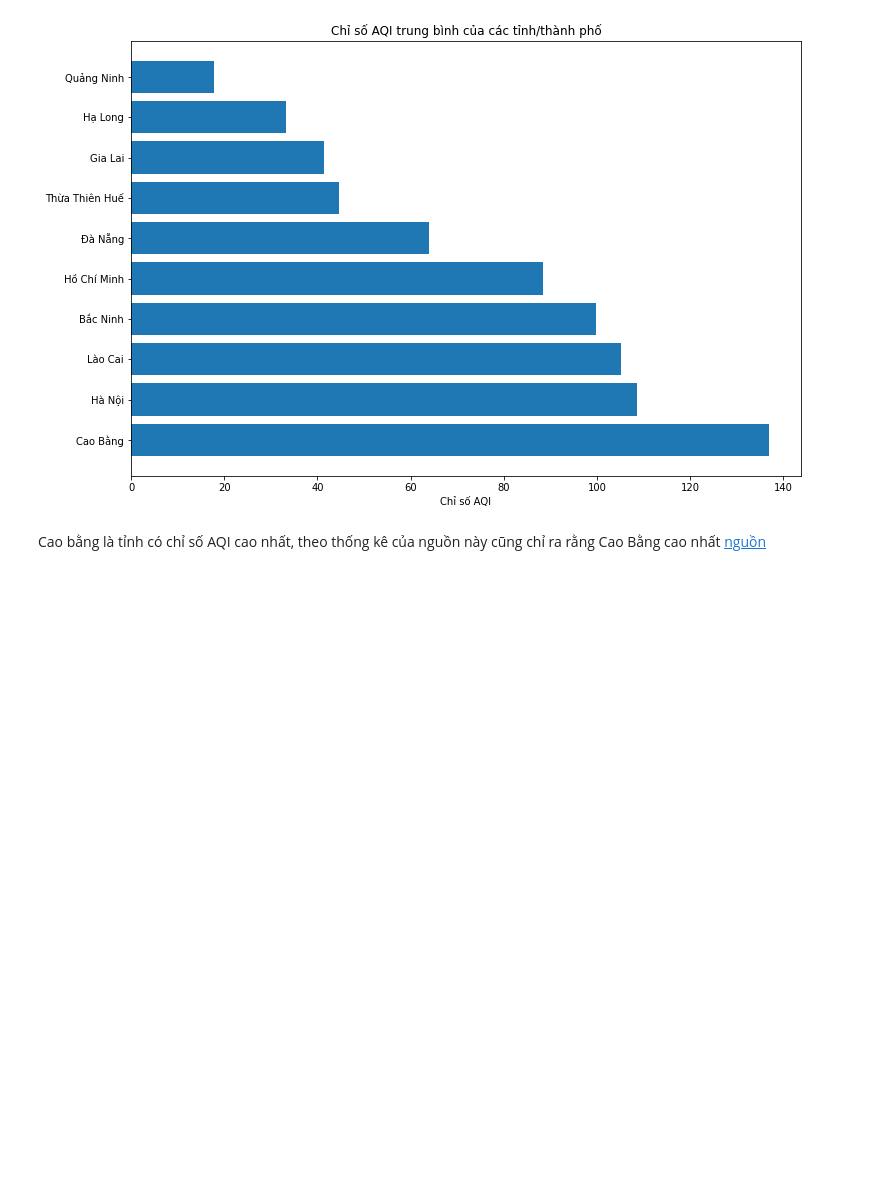
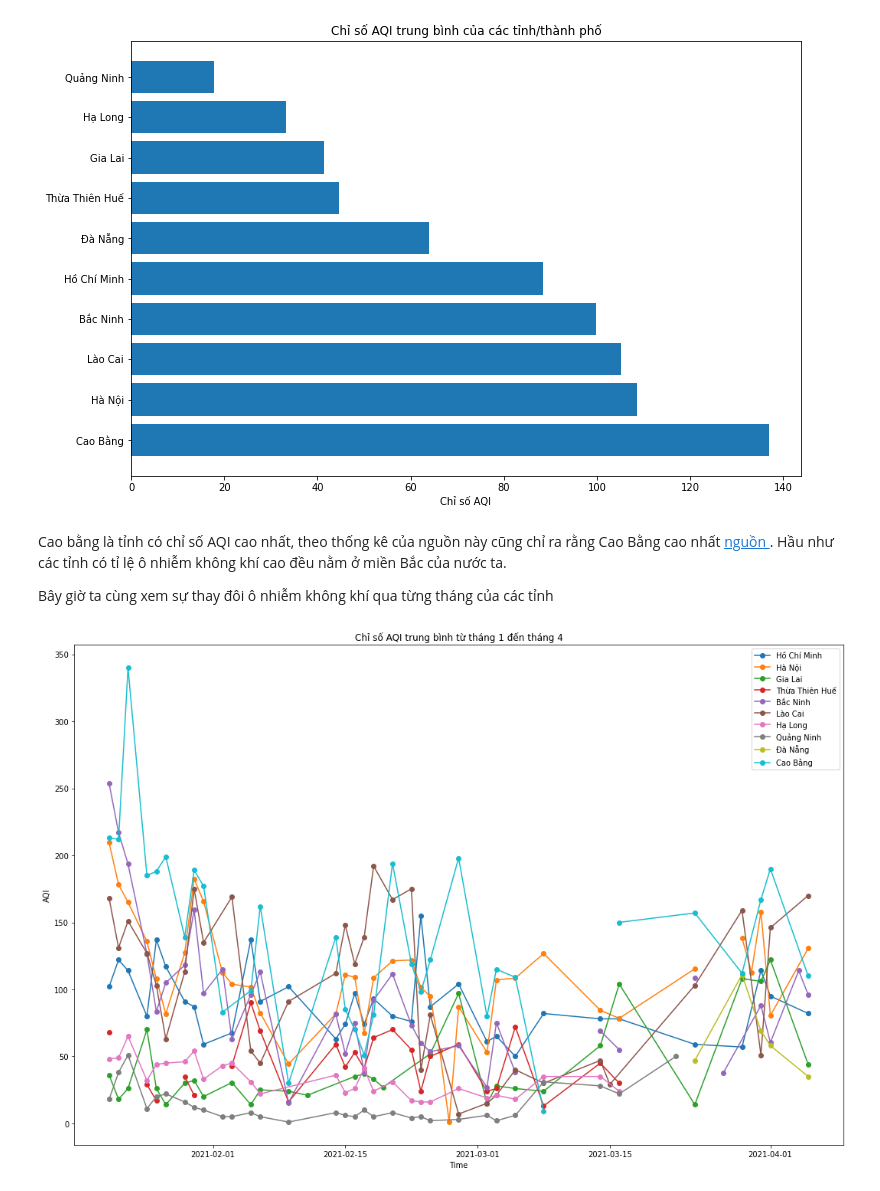
Before and after one commit to AI005/Analyst_VietNam, a Jupyter notebook: notebook.ipynb, the cells around one changed output. Saved outputs shown, nothing was run; the diff lists cells and outputs as text; code cells hidden in the pictures; blank space fills up the shorter version.

```diff
--- a/notebook.ipynb
+++ b/notebook.ipynb
@@ -365,4 +365,25 @@ plt.show()
 # %% [output]
 [figure]
 # %% [markdown]
-Cao bằng là tỉnh có chỉ số AQI cao nhất, theo thống kê của nguồn này cũng chỉ ra rằng Cao Bằng cao nhất <a href = "https://www.iqair.com/vi/vietnam">nguồn </a>
+Cao bằng là tỉnh có chỉ số AQI cao nhất, theo thống kê của nguồn này cũng chỉ ra rằng Cao Bằng cao nhất <a href = "https://www.iqair.com/vi/vietnam">nguồn </a>. Hầu như các tỉnh có tỉ lệ ô nhiễm không khí cao đều nằm ở miền Bắc của nước ta.
+
+Bây giờ ta cùng xem sự thay đôi ô nhiễm không khí qua từng tháng của các tỉnh
+# %%
+data_aqi_sort = data.sort_values(by='Data Time S')[['City', 'AQI index', 'Month', 'Data Time S']]
+data_aqi_sort['Data Time S'] = data_aqi_sort['Data Time S'].apply(lambda x: pd.to_datetime(x.strftime('%Y-%m-%d')))
+lst_city = data["City"].unique()
+plt.figure(figsize=(18, 12))
+for city in lst_city:
+    if city == "Nha Trang":
+        continue
+    data_using = data_aqi_sort[data_aqi_sort.City == city]
+    data_using = data_using.groupby('Data Time S')['AQI index'].mean()
+    plt.plot(data_using.index, data_using.values, '-o', label=city)
+
+plt.legend()
+plt.ylabel("AQI")
+plt.xlabel("Time")
+plt.title("Chỉ số AQI trung bình từ tháng 1 đến tháng 4")
+plt.show()
+# %% [output]
+[figure, added]
```
Also changed, not shown: parts of 4 cells of this notebook.
